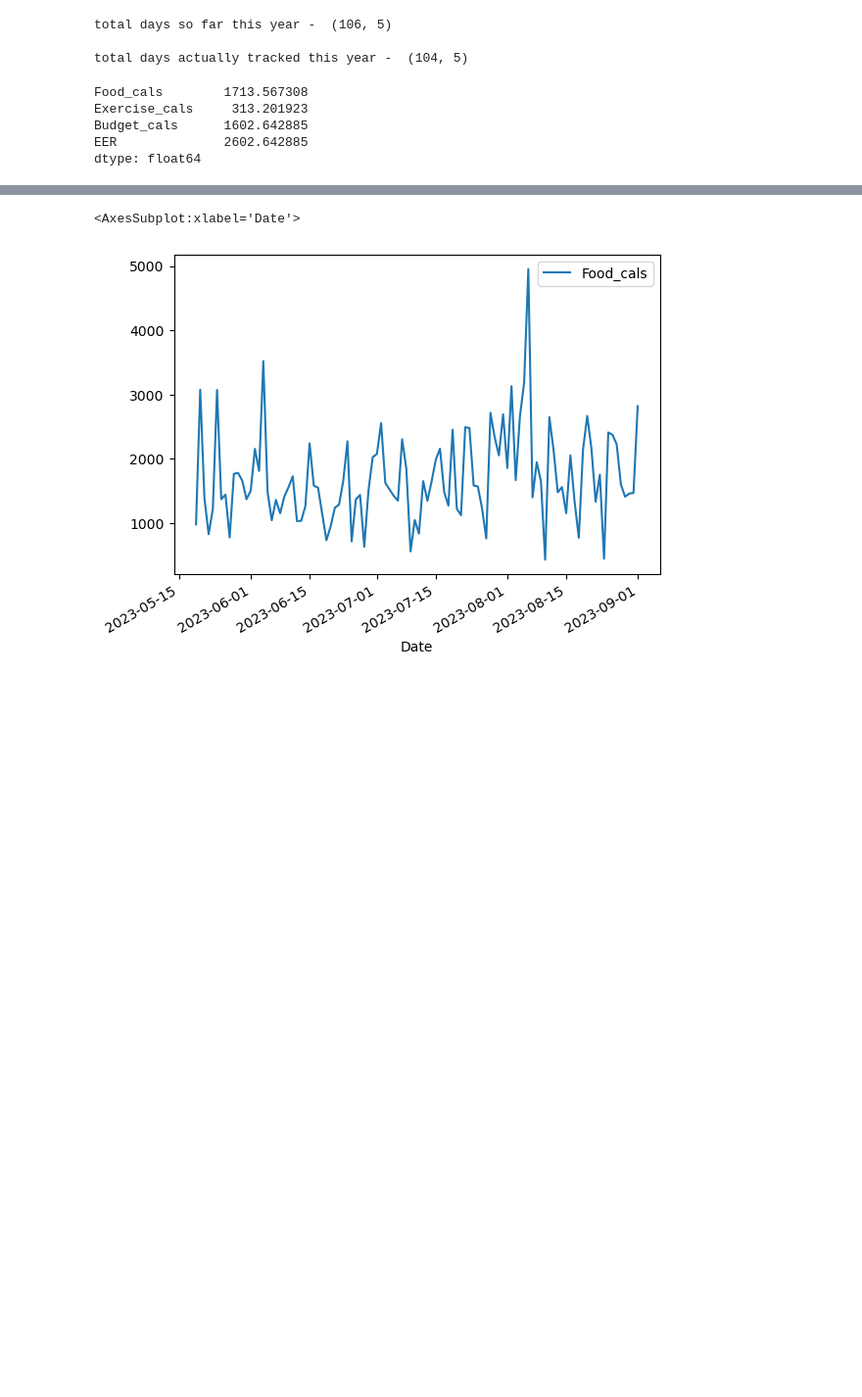
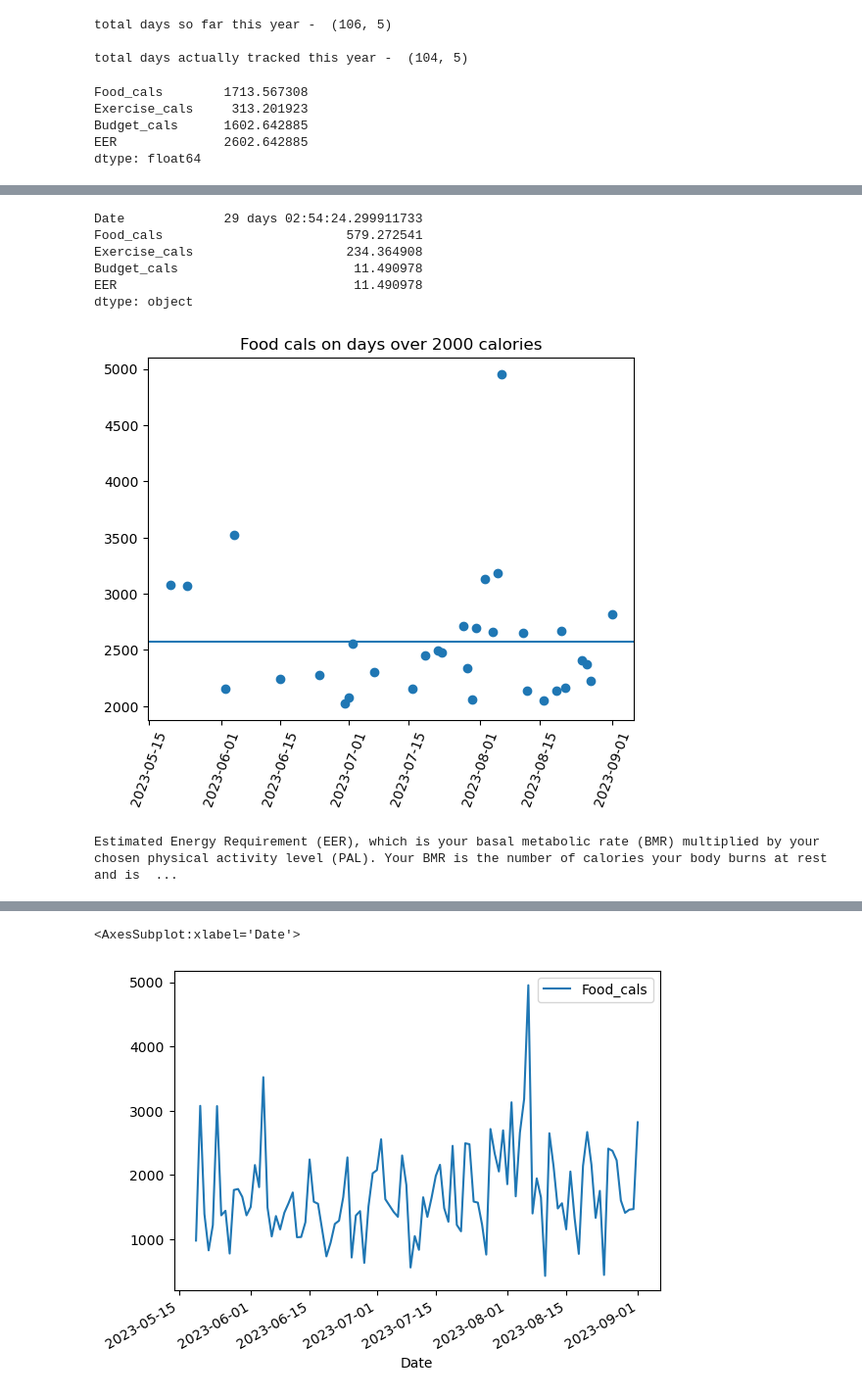
Before and after one commit to Boombipndip/glowing-octo-lamp, a Jupyter notebook: Food.ipynb, the cells around one changed output, grey strips where cells are left out. Shown: that part at 98% size. Drawn from its saved outputs; the diff is of its cells as text; code cells hidden in the pictures; blank space fills up the shorter version.

```diff
--- a/Food.ipynb
+++ b/Food.ipynb
@@ -66,3 +67,6 @@ Exercise_cals     313.201923
 Budget_cals      1602.642885
 EER              2602.642885
 dtype: float64
+# %%
+df_blew_it = df1_2023_no_zero.query("Food_cals > 2000")
+df_blew_it
@@ -68,0 +91,22 @@ dtype: float64
+# %%
+df_blew_it.std()
+# %% [output]
+Date             29 days 02:54:24.299911733
+Food_cals                        579.272541
+Exercise_cals                    234.364908
+Budget_cals                       11.490978
+EER                               11.490978
+dtype: object
+# %%
+#plt.ylim(-40,40) # Setting y limits so the axis are consistent
+plt.title("Food cals on days over 2000 calories") # Setting the title
+plt.scatter(x=df_blew_it["Date"], y=df_blew_it['Food_cals']); # Plotting the scatter
+plt.xticks(rotation=70)
+plt.axhline(y=np.nanmean(df_blew_it.Food_cals)) #mean line
+plt.show(); # Telling matplotlib to show the chart
+# %% [output]
+[figure, added]
+# %%
+print("Estimated Energy Requirement (EER), which is your basal metabolic rate (BMR) multiplied by your chosen physical activity level (PAL). Your BMR is the number of calories your body burns at rest and is the minimum daily calorie burn required to keep your body functioning")
+# %% [output]
+Estimated Energy Requirement (EER), which is your basal metabolic rate (BMR) multiplied by your chosen physical activity level (PAL). Your BMR is the number of calories your body burns at rest and is  ...
```
Also changed, not shown: parts of 3 cells of this notebook.
